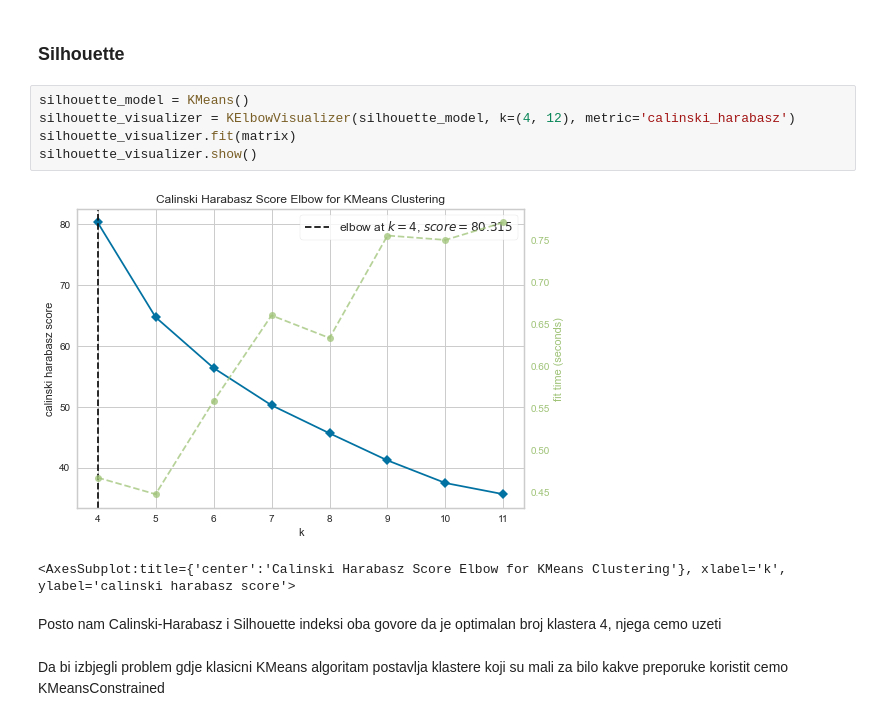
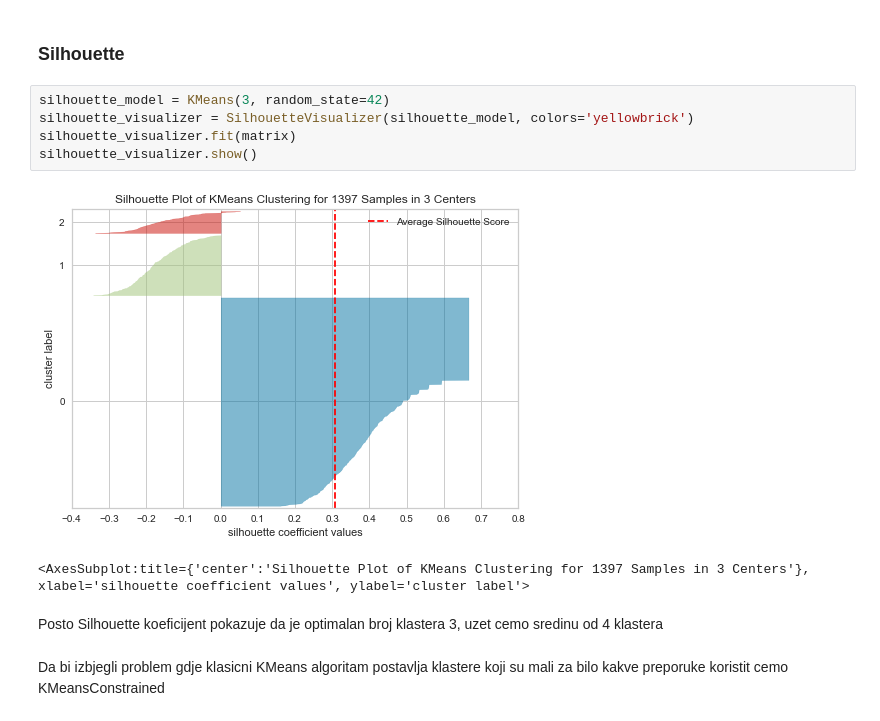
Before and after one commit to OMKE/movie-pal, a Jupyter notebook: movie-recommender.ipynb, the cells around one changed output. Saved outputs shown, nothing was run; the diff lists cells and outputs as text.

Commit message:
Fixed bug on silhouette coefficient

```diff
--- a/movie-recommender.ipynb
+++ b/movie-recommender.ipynb
@@ -155,15 +156,15 @@ calinski_harabasz_visualizer.show()
 # %% [markdown]
 ### Silhouette
 # %%
-silhouette_model = KMeans()
-silhouette_visualizer = KElbowVisualizer(silhouette_model, k=(4, 12), metric='calinski_harabasz')
+silhouette_model = KMeans(3, random_state=42)
+silhouette_visualizer = SilhouetteVisualizer(silhouette_model, colors='yellowbrick')
 silhouette_visualizer.fit(matrix)
 silhouette_visualizer.show()
 # %% [output]
-[figure, old version]
+[figure, new version]
-<AxesSubplot:title={'center':'Calinski Harabasz Score Elbow for KMeans Clustering'}, xlabel='k', ylabel='calinski harabasz score'>
+<AxesSubplot:title={'center':'Silhouette Plot of KMeans Clustering for 1397 Samples in 3 Centers'}, xlabel='silhouette coefficient values', ylabel='cluster label'>
 # %% [markdown]
-Posto nam Calinski-Harabasz i Silhouette indeksi oba govore da je optimalan broj klastera 4, njega cemo uzeti
+Posto Silhouette koeficijent pokazuje da je optimalan broj klastera 3, uzet cemo sredinu od 4 klastera
 # %% [markdown]
 Da bi izbjegli problem gdje klasicni KMeans algoritam postavlja klastere koji su mali za bilo kakve preporuke koristit cemo KMeansConstrained
 # %% [markdown]
```
Also changed, not shown: parts of 5 cells of this notebook.
